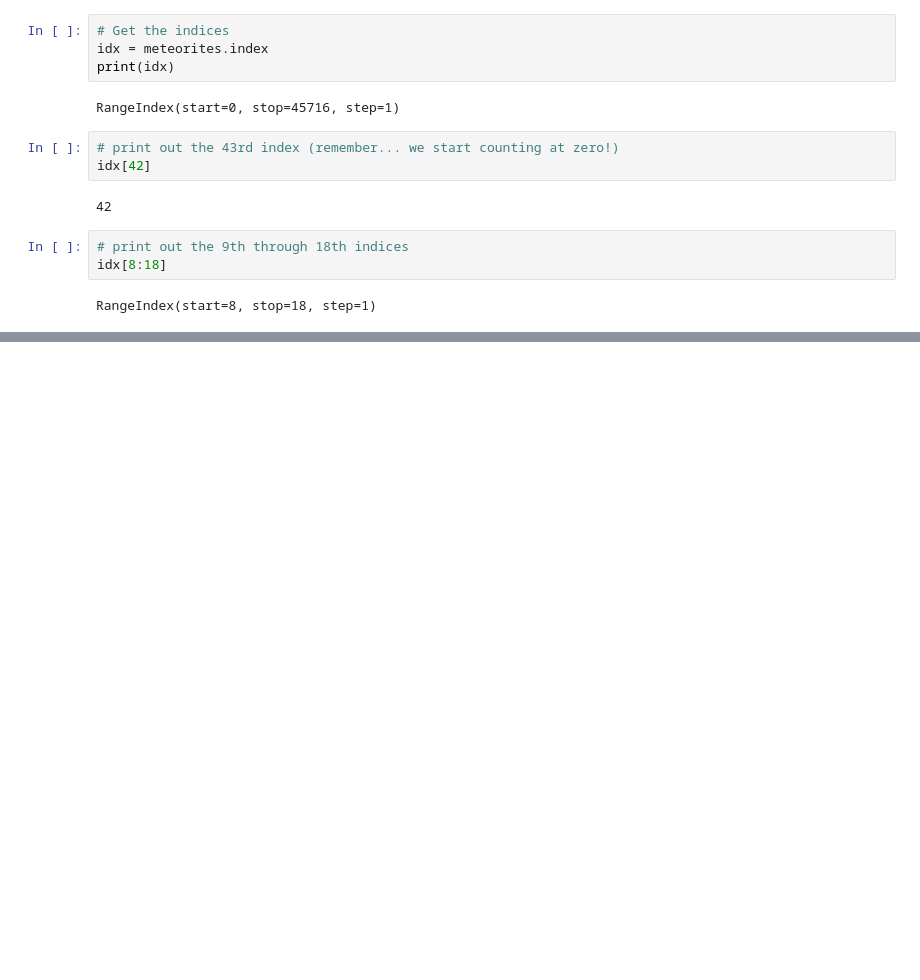
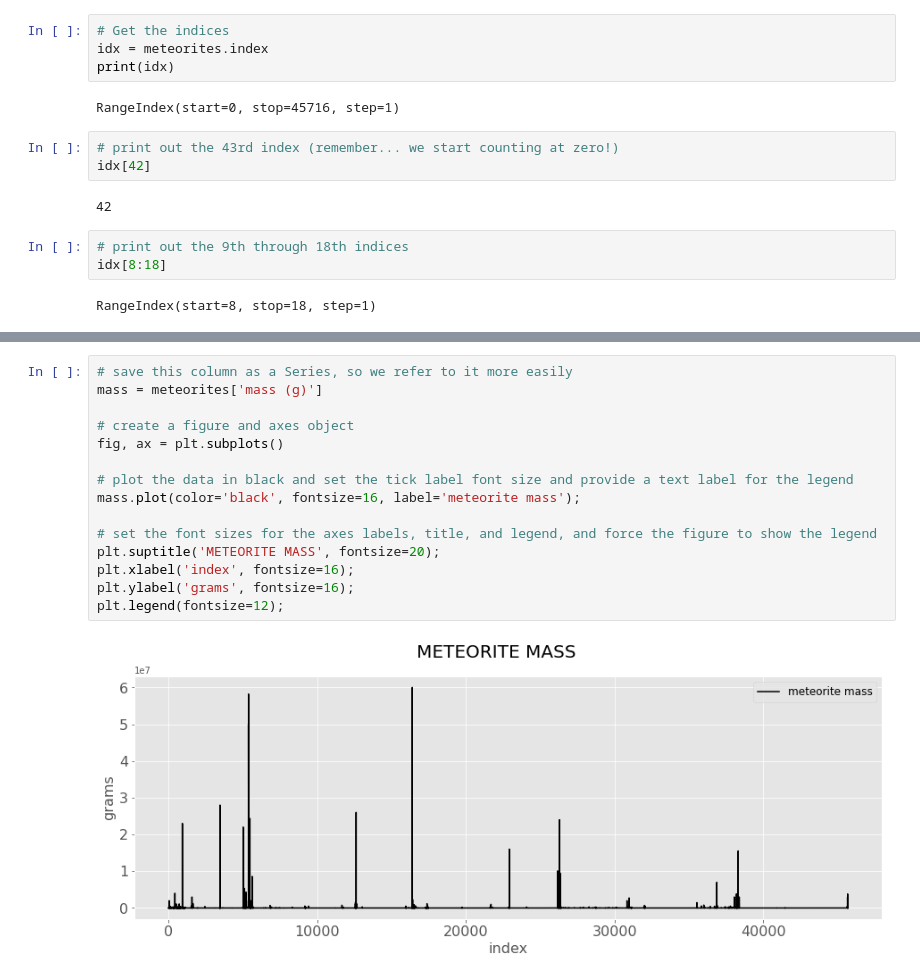
Before and after one commit to holsapple/pandas_tutorial, a Jupyter notebook: notebooks/intro_pandas.ipynb, the cells around one changed output, grey strips where cells are left out. Drawn from its saved outputs; the diff is of its cells as text; blank space fills up the shorter version.

```diff
--- a/notebooks/intro_pandas.ipynb
+++ b/notebooks/intro_pandas.ipynb
@@ -166,0 +305,17 @@ RangeIndex(start=8, stop=18, step=1)
+# %%
+# save this column as a Series, so we refer to it more easily
+mass = meteorites['mass (g)']
+
+# create a figure and axes object
+fig, ax = plt.subplots()
+
+# plot the data in black and set the tick label font size and provide a text label for the legend
+mass.plot(color='black', fontsize=16, label='meteorite mass');
+
+# set the font sizes for the axes labels, title, and legend, and force the figure to show the legend
+plt.suptitle('METEORITE MASS', fontsize=20);
+plt.xlabel('index', fontsize=16);
+plt.ylabel('grams', fontsize=16);
+plt.legend(fontsize=12);
+# %% [output]
+[figure, added]
```
Also changed, not shown: parts of 92 cells of this notebook, 3 other files.
